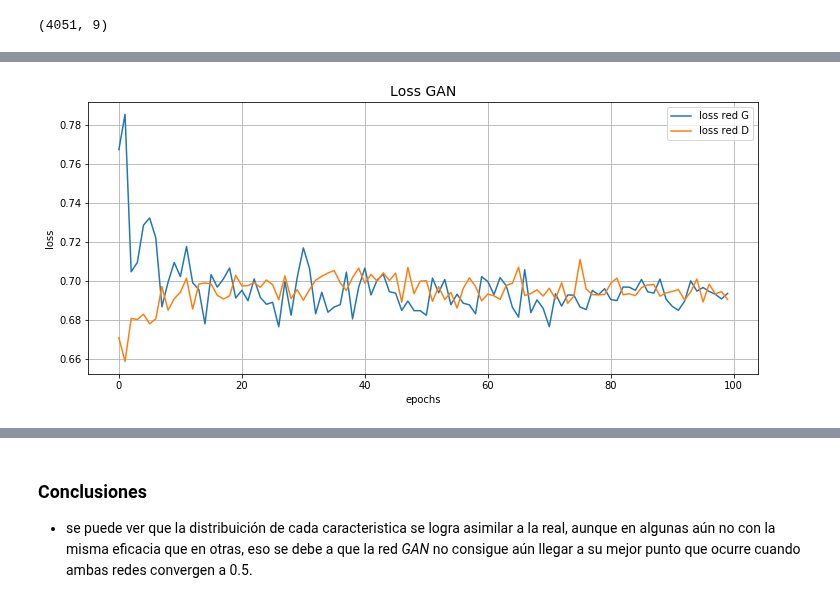
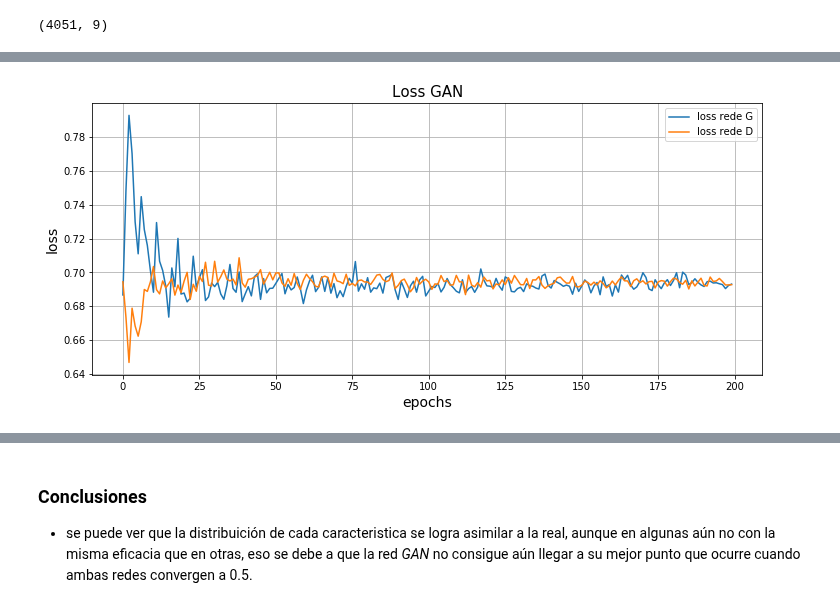
Before and after one commit to ejrueda/MasterUFPA, a Jupyter notebook: Proyectos/BioInformática/Understanding GAN's.ipynb, the cells around one changed output, grey strips where cells are left out. Drawn from its saved outputs; the diff is of its cells as text; code cells hidden in the pictures.

```diff
--- a/Proyectos/BioInformática/Understanding GAN's.ipynb
+++ b/Proyectos/BioInformática/Understanding GAN's.ipynb
@@ -242,7 +236,7 @@ X_train.shape
 # %% [output]
 (4051, 9)
 # %%
-ep = 100
+ep = 200
 g_loss, d_loss = train(X_train, epochs=ep, batch_size=32, G=G, D=D, gan=gan, noise_input=100)
 # %% [output]
 WARNING:tensorflow:Discrepancy between trainable weights and collected trainable weights, did you set `model.trainable` without calling `model.compile` after ?
@@ -265,14 +259,14 @@ epoch:[100/100] [Discriminator::d_loss: 0.690449],[Generator::loss: 0.693611], 0
 # %%
 plt.figure(figsize=(12,5))
-plt.title("Loss GAN", fontsize=14)
-plt.plot(range(ep), g_loss, label="loss red G")
-plt.plot(range(ep), d_loss, label="loss red D")
-plt.xlabel("epochs")
-plt.ylabel("loss")
+plt.title("Loss GAN", fontsize=15)
+plt.plot(range(ep), g_loss, label="loss rede G")
+plt.plot(range(ep), d_loss, label="loss rede D")
+plt.xlabel("epochs", fontsize=14)
+plt.ylabel("loss", fontsize=14)
 plt.grid()
 plt.legend();
 # %% [output]
-[figure, old version]
+[figure, new version]
 # %%
 noise = np.random.normal(loc=0, scale=1, size=(4000,100))
 data_fake = G.predict(noise)
```
Also changed, not shown: parts of 10 cells of this notebook, 3 other files.
